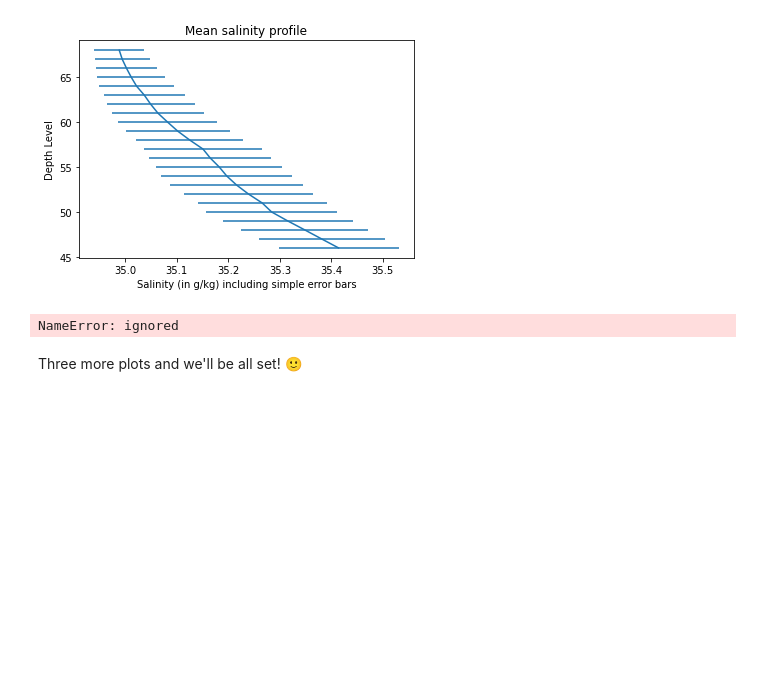
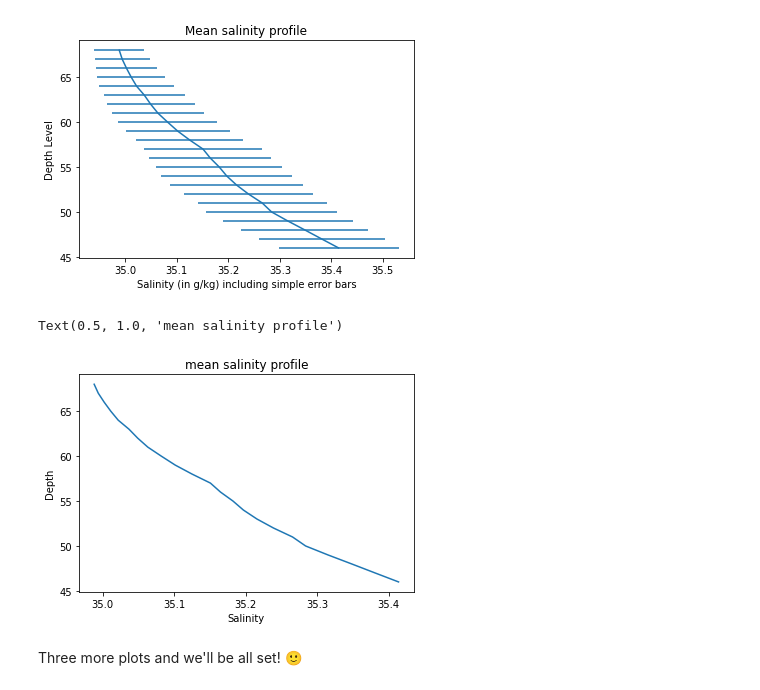
Before and after one commit to eunbip/2022_Intro_Python, a Jupyter notebook: Exercises/W2_S1.ipynb, the cells around one changed output. Cells and saved outputs as stored; diff of their text form; code cells hidden in the pictures; blank space fills up the shorter version.

```diff
--- a/Exercises/W2_S1.ipynb
+++ b/Exercises/W2_S1.ipynb
@@ -73,7 +73,7 @@ files
 # %% [markdown]
 Then, load the files as `numpy` arrays, for instance using list comprehension
 # %%
-P,T,levels,date,lat,lon,S = [np.load(files[i]) for i in range(len(files))]
+S,lat,P,lon,T,levels,date = [np.load(files[i]) for i in range(len(files))]
 # %% [markdown]
 **Q2) Recreate the `level` array using `np.arange` and `np.linspace`**
 
@@ -304,6 +284,5 @@ print(meanT)
 # %%
-meanS = np.mean(S,axis=0)
-meanP = np.mean(P,axis=0)
-meanRD = np.mean(RD,axis=0)
-meanlevels = np.mean(levels,axis=0)
-print(meanS)
+meanT = np.mean(T,axis=1)
+meanS = np.mean(S,axis=1)
+meanP = np.mean(P,axis=1)
+meanRD = np.mean(RD,axis=1)
@@ -341,11 +306,12 @@ Hint 2: You should get plots similar to the one below
 # %% [markdown]
 ![Salinity_mean.png](embedded-picture-1)
 # %%
-plt.errorbar(meanS,meanlevels,xerr=none)
-plt.xlabel(1)
-plt.ylabel(1)
-plt.title(1)
+plt.errorbar(meanS,levels,xerr=stdS)
+plt.xlabel('Salinity')
+plt.ylabel('Depth')
+plt.title('mean salinity profile')
 # %% [output]
-NameError: ignored
+Text(0.5, 1.0, 'mean salinity profile')
+[figure, added]
 # %% [markdown]
 Three more plots and we'll be all set! 🙂
```
Also changed, not shown: parts of 15 cells of this notebook.
